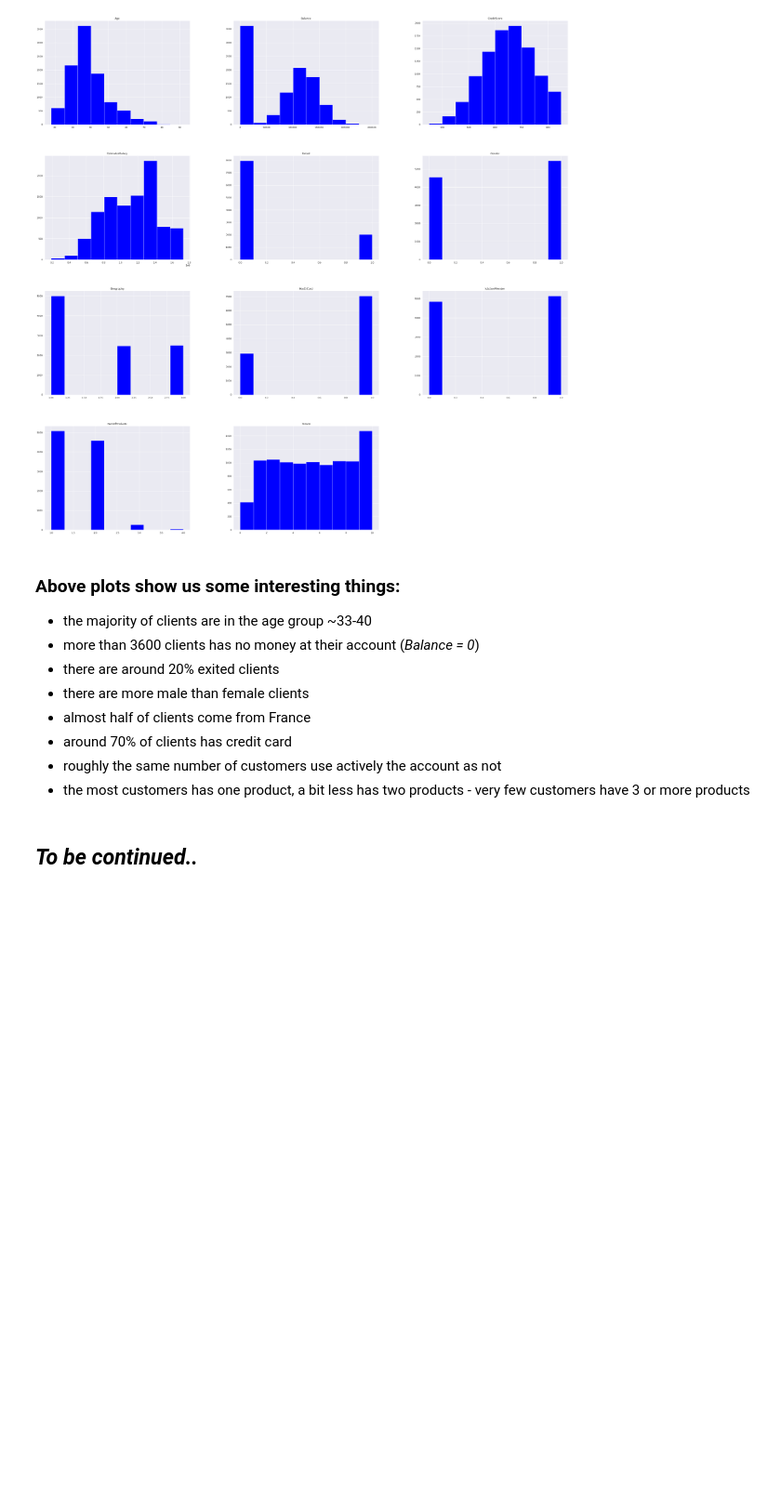
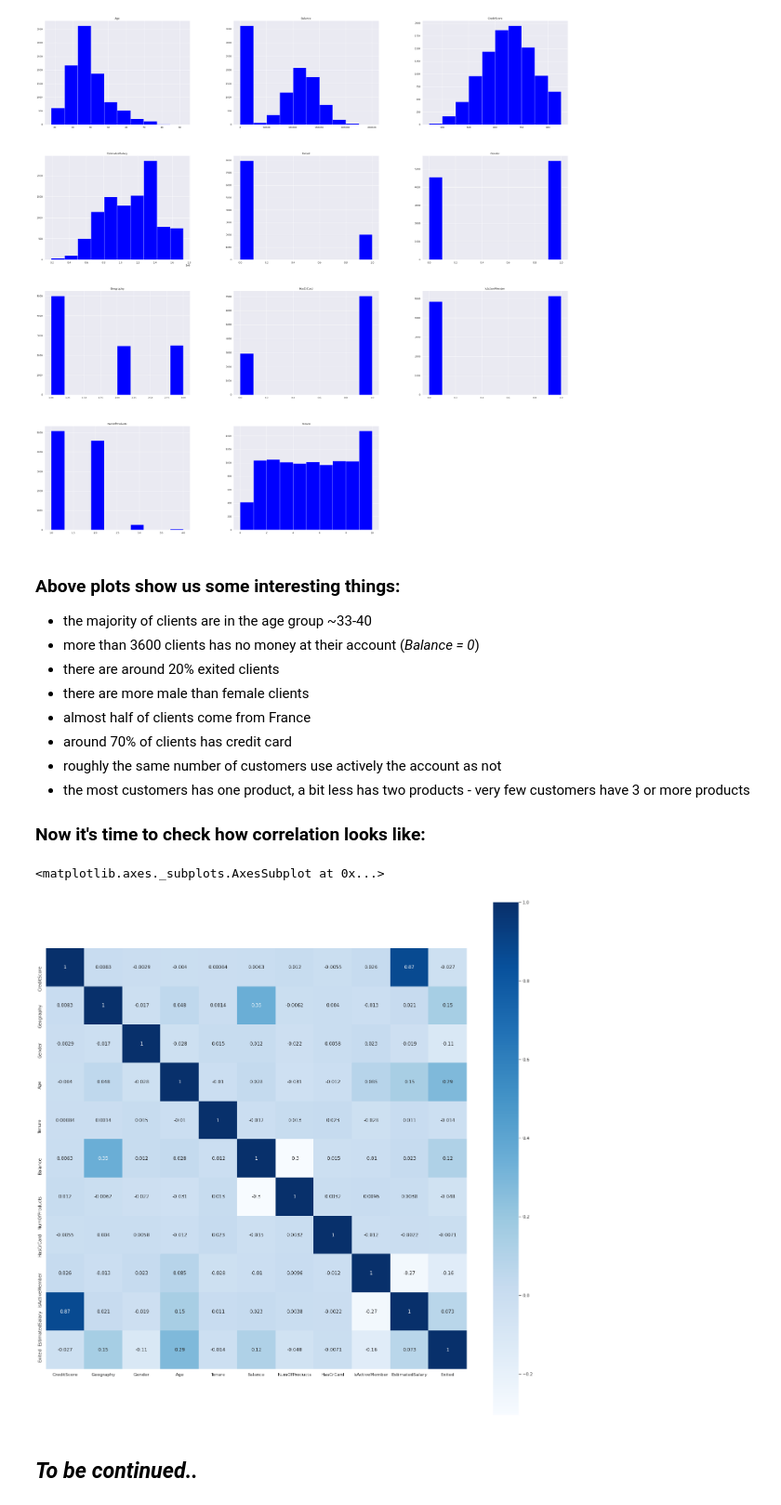
Before and after one commit to Zatorska/Bank_project, a Jupyter notebook: bank_project.ipynb, the cells around one changed output. Shown: that part at 93% size. Cells and saved outputs as stored; diff of their text form; code cells hidden in the pictures; blank space fills up the shorter version.

Commit message:
I added correlation plot

```diff
--- a/bank_project.ipynb
+++ b/bank_project.ipynb
@@ -132,5 +132,16 @@ The colNum attribute was deprecated in Matplotlib 3.2 and will be removed two mi
 * around 70% of clients has credit card
 * roughly the same number of customers use actively the account as not
 * the most customers has one product, a bit less has two products - very few customers have 3 or more products
+
+### Now it's time to check how correlation looks like:
+# %%
+correlation = df_copy.corr()
+
+import matplotlib.pyplot as plt
+fig = plt.subplots(figsize=(24,24))
+sns.heatmap(correlation,vmax=1,square=True,annot=True,cmap='Blues')
+# %% [output]
+<matplotlib.axes._subplots.AxesSubplot at 0x...>
+[figure, added]
 # %% [markdown]
 ## _To be continued.._
```
